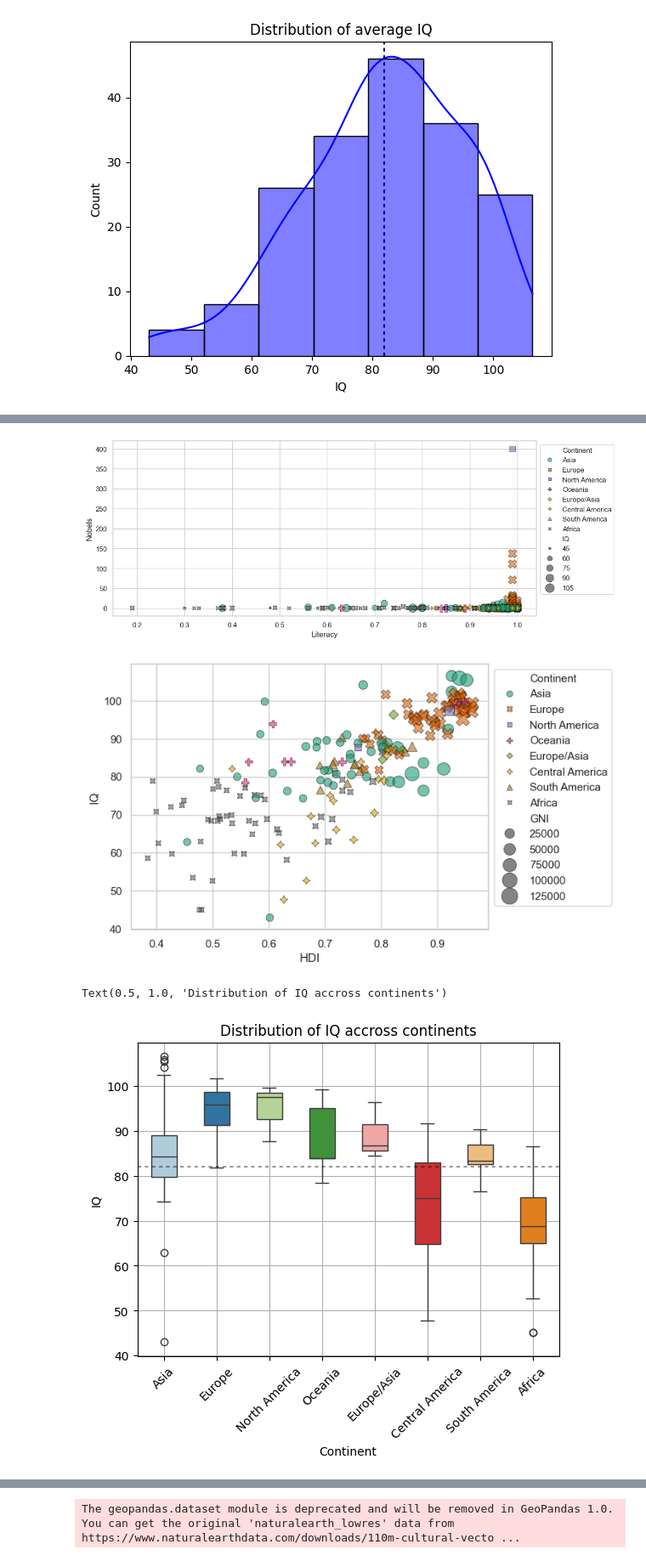
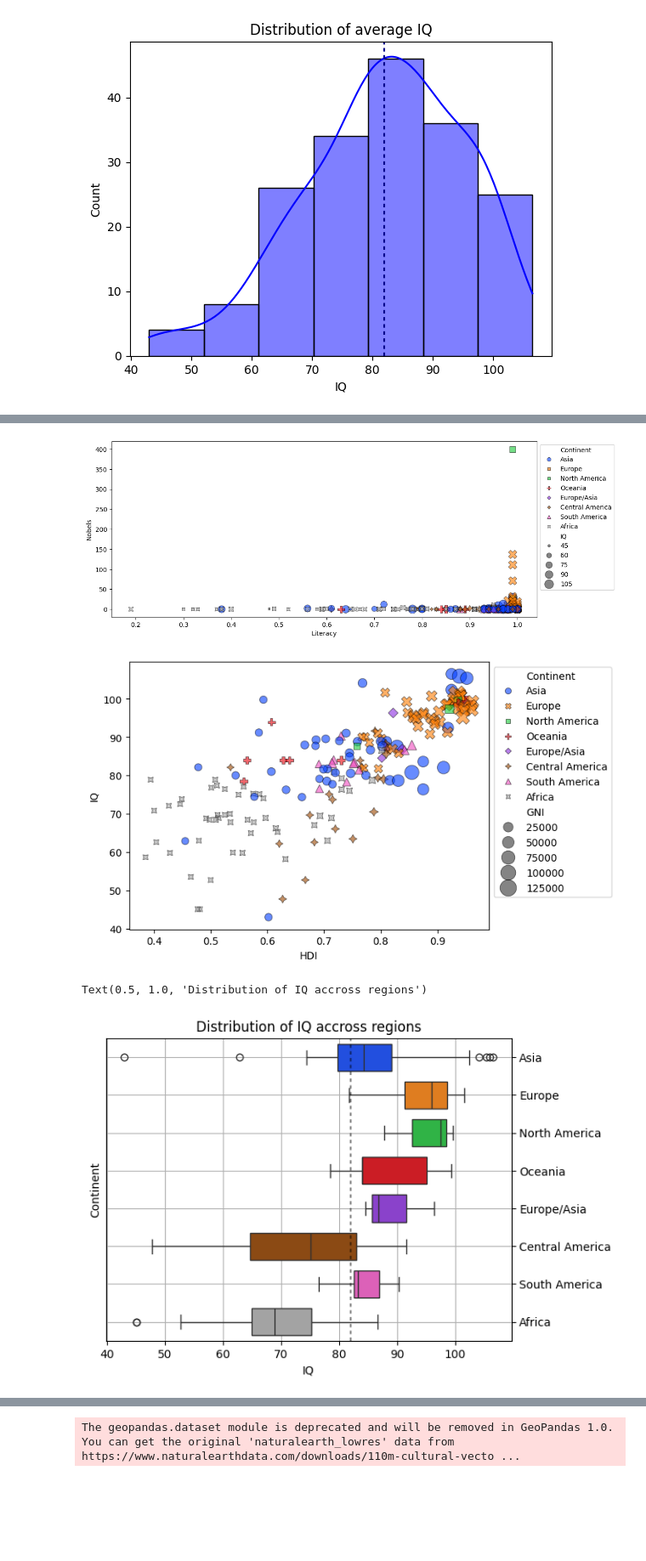
Before and after one commit to Mamin-gamer/ProfessionalSoftwareModule, a Jupyter notebook: Coursework/Notebooks/Main.ipynb, the cells around one changed output, grey strips where cells are left out. Shown at 85% size. Saved outputs shown, nothing was run; the diff lists cells and outputs as text; code cells hidden in the pictures; blank space fills up the shorter version.

```diff
--- a/Coursework/Notebooks/Main.ipynb
+++ b/Coursework/Notebooks/Main.ipynb
@@ -34,7 +34,7 @@ DF.rename(
 DF = DF.astype({"Population": "float64"})
 # %%
 order = DF["Country"].copy().to_list()
-colours = dict(zip(DF["Continent"].unique(), sns.color_palette("Dark2")))
+colours = dict(zip(DF["Continent"].unique(), sns.color_palette("bright", 8)))
 kwargs = {"hue": "Continent", "palette": colours, "edgecolor": "black", "alpha": 0.6}
 # At a very late stage made a colour pallete for continents only
 # %%
@@ -239,32 +229,37 @@ sns.move_legend(ax, "upper left", bbox_to_anchor=(1, 1))
 # plt.xlim((8, 15))
 # plt.ylim((0.7, 1.05))
 # %% [output]
-[figure, old version]
+[figure, new version]
 # %%
 fig, ax = plt.subplots()
 sns.scatterplot(data = DF, x = "HDI", y = "IQ", size="GNI", **kwargs, style = "Continent", sizes=(50, 300))
 sns.move_legend(ax, "upper left", bbox_to_anchor=(1, 1))
 # %% [output]
-[figure, old version]
+[figure, new version]
 # %%
 ax = sns.boxplot(
     data=DF,
-    y="IQ",
-    x="Continent",
+    x="IQ",
+    y="Continent",
     gap=0.4,
     **{i: kwargs[i] for i in kwargs if i not in ["edgecolor", "alpha"]},
-    legend="auto"
+    legend="auto",
+    width=1.2
 )
-plt.axhline(
-    y=MF.mean(DF["IQ"]),
+plt.axvline(
+    x=MF.mean(DF["IQ"]),
     color="black",
-    alpha = 0.4,
+    alpha = 0.5,
     dashes=(2, 2),
 )
 ax.grid()
-ax.tick_params(axis="x", rotation=45)
+# ax.tick_params(axis="y", rotation=45, )
+ax.yaxis.tick_right()
 
-plt.title("Distribution of IQ accross continents")
+
+#NA has only 3 countries
+
+plt.title("Distribution of IQ accross regions")
 # %% [output]
-Text(0.5, 1.0, 'Distribution of IQ accross continents')
+Text(0.5, 1.0, 'Distribution of IQ accross regions')
-[figure, old version]
+[figure, new version]
```
Also changed, not shown: parts of 18 cells of this notebook.
